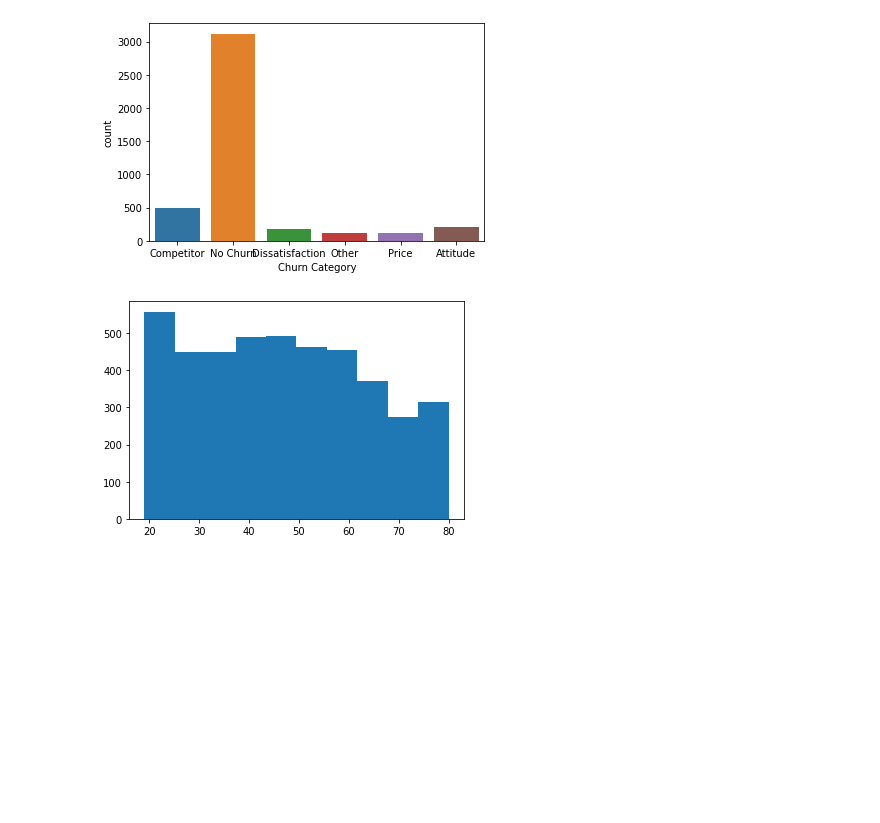
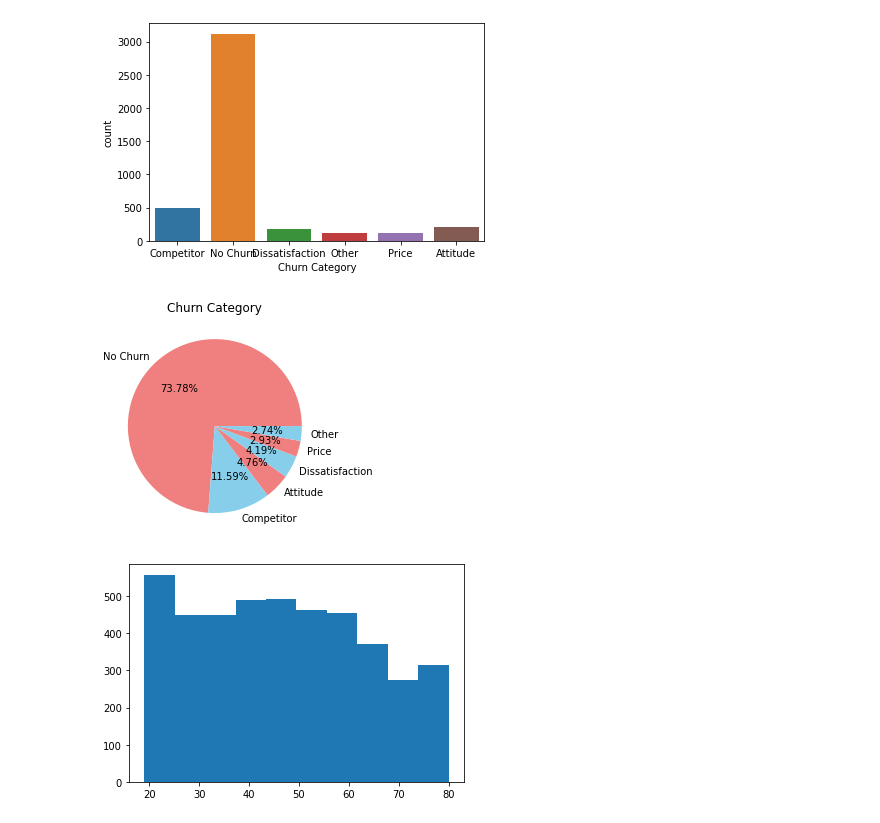
Before and after one commit to ycchiu0703/TCCSUSP, a Jupyter notebook: merge_data.ipynb, the cells around one changed output. Drawn from its saved outputs; the diff is of its cells as text; code cells hidden in the pictures; blank space fills up the shorter version.

```diff
--- a/merge_data.ipynb
+++ b/merge_data.ipynb
@@ -119,6 +120,13 @@ sns.countplot(train['Churn Category'])
 # %% [output]
 <AxesSubplot:xlabel='Churn Category', ylabel='count'>
 [figure]
+# %%
+train['Churn Category'].value_counts().plot( kind='pie', colors=['lightcoral','skyblue'], autopct='%1.2f%%' )
+plt.title( 'Churn Category' )  # 圖標題
+plt.ylabel( '' )
+plt.show()
+# %% [output]
+[figure, added]
 # %%
 plt.hist(train['Age'])
 plt.show()
```
Also changed, not shown: parts of 99 cells of this notebook, 20 other files.
